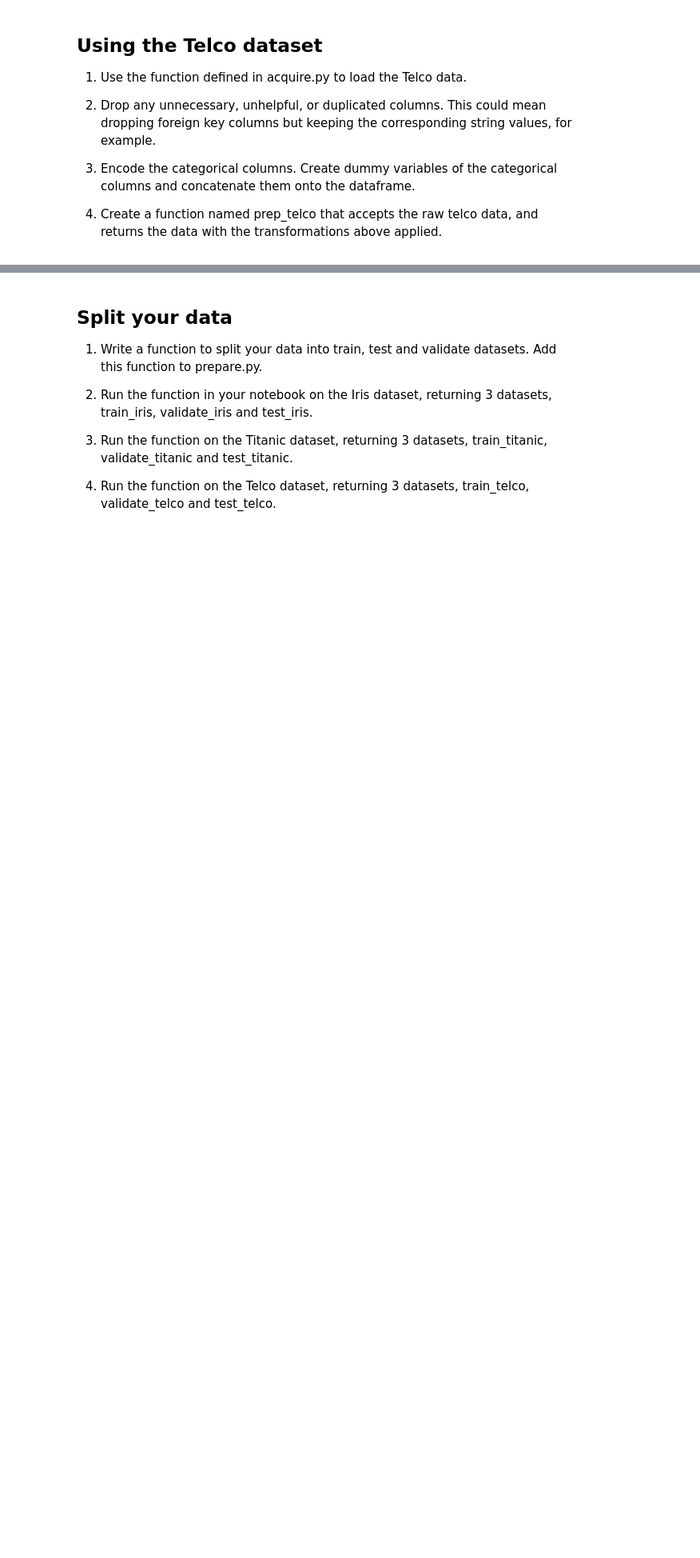
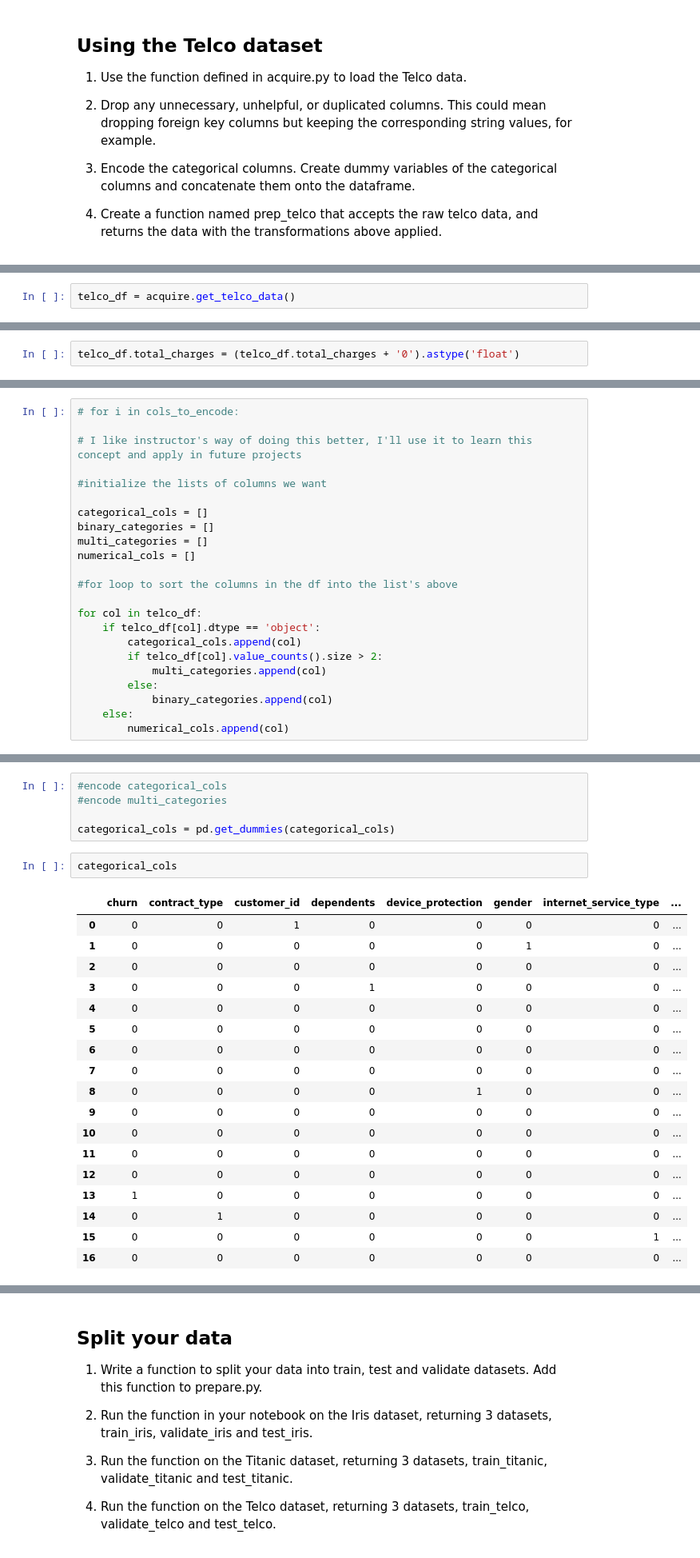
Before and after one commit to stephen-c-perry/classification-exercises, a Jupyter notebook: classification_exercises.ipynb, the cells around one changed output, grey strips where cells are left out. Shown at 80% size. Cells and saved outputs as stored; diff of their text form; blank space fills up the shorter version.

Commit message:
finished exercises through data prep

```diff
--- a/classification_exercises.ipynb
+++ b/classification_exercises.ipynb
@@ -528,2 +529,4 @@ OperationalError: (pymysql.err.OperationalError) (1054, "Unknown column 'contrac
+# %%
+telco_df = acquire.get_telco_data()
 # %%
 telco_df.head(3)
@@ -531,0 +640,2 @@ telco_df.info()
+# %%
+telco_df.total_charges = (telco_df.total_charges + '0').astype('float')
@@ -531,0 +680,23 @@ telco_df.info()
+# %%
+# for i in cols_to_encode:
+
+# I like instructor's way of doing this better, I'll use it to learn this concept and apply in future projects
+
+#initialize the lists of columns we want
+
+categorical_cols = []
+binary_categories = []
+multi_categories = []
+numerical_cols = []
+
+#for loop to sort the columns in the df into the list's above
+
+for col in telco_df:
+    if telco_df[col].dtype == 'object':
+        categorical_cols.append(col)
+        if telco_df[col].value_counts().size > 2:
+            multi_categories.append(col)
+        else:
+            binary_categories.append(col)
+    else:
+        numerical_cols.append(col)
@@ -531,0 +735,26 @@ telco_df.info()
+# %%
+#encode categorical_cols
+#encode multi_categories
+
+categorical_cols = pd.get_dummies(categorical_cols)
+# %%
+categorical_cols
+# %% [output]
+|  | churn | contract_type | customer_id | dependents | device_protection | gender | internet_service_type | ... |
+| 0 | 0 | 0 | 1 | 0 | 0 | 0 | 0 | ... |
+| 1 | 0 | 0 | 0 | 0 | 0 | 1 | 0 | ... |
+| 2 | 0 | 0 | 0 | 0 | 0 | 0 | 0 | ... |
+| 3 | 0 | 0 | 0 | 1 | 0 | 0 | 0 | ... |
+| 4 | 0 | 0 | 0 | 0 | 0 | 0 | 0 | ... |
+| 5 | 0 | 0 | 0 | 0 | 0 | 0 | 0 | ... |
+| 6 | 0 | 0 | 0 | 0 | 0 | 0 | 0 | ... |
+| 7 | 0 | 0 | 0 | 0 | 0 | 0 | 0 | ... |
+| 8 | 0 | 0 | 0 | 0 | 1 | 0 | 0 | ... |
+| 9 | 0 | 0 | 0 | 0 | 0 | 0 | 0 | ... |
+| 10 | 0 | 0 | 0 | 0 | 0 | 0 | 0 | ... |
+| 11 | 0 | 0 | 0 | 0 | 0 | 0 | 0 | ... |
+| 12 | 0 | 0 | 0 | 0 | 0 | 0 | 0 | ... |
+| 13 | 1 | 0 | 0 | 0 | 0 | 0 | 0 | ... |
+| 14 | 0 | 1 | 0 | 0 | 0 | 0 | 0 | ... |
+| 15 | 0 | 0 | 0 | 0 | 0 | 0 | 1 | ... |
+| 16 | 0 | 0 | 0 | 0 | 0 | 0 | 0 | ... |
```
Also changed, not shown: parts of 46 cells of this notebook, 1 other file.
